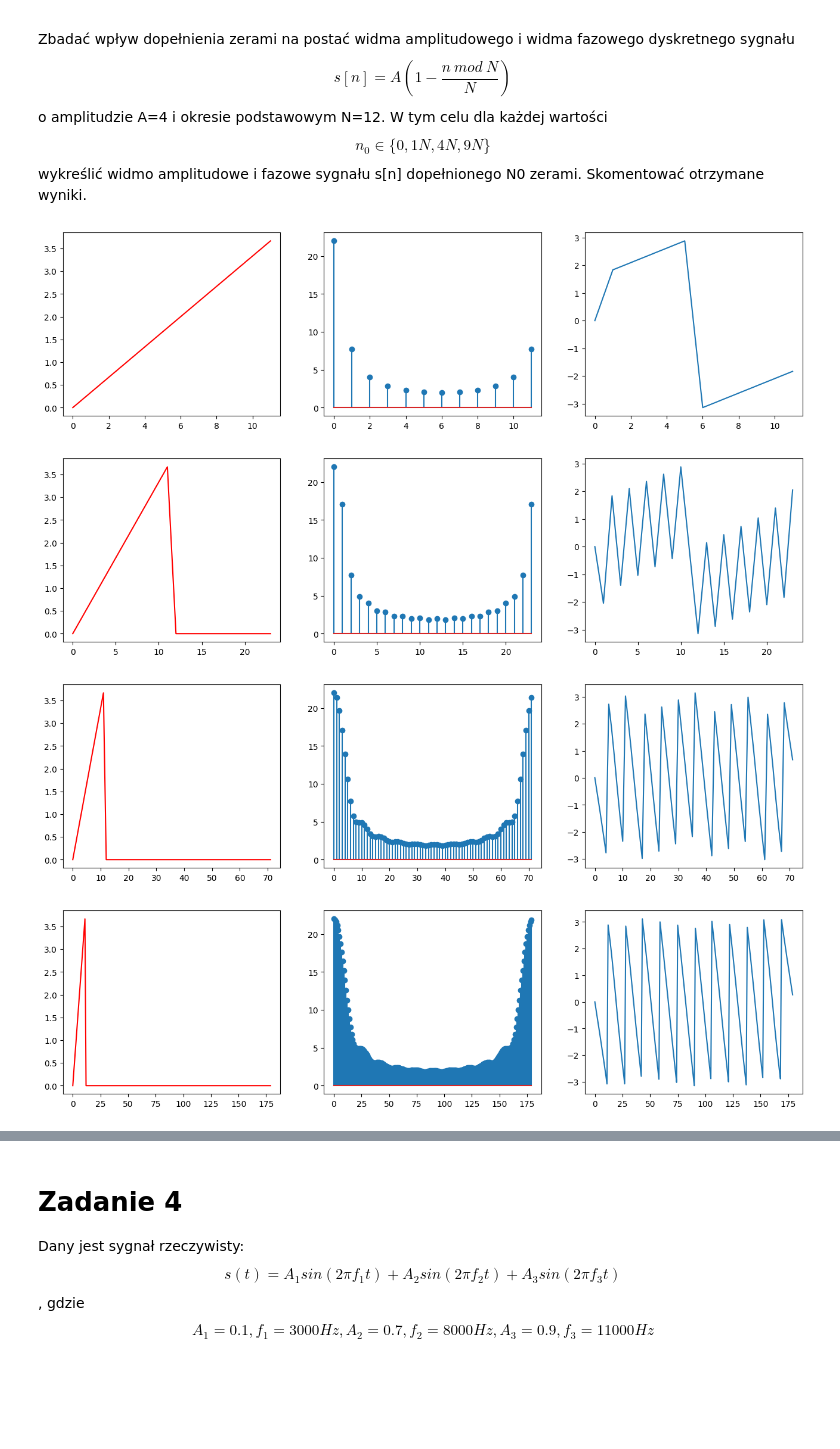
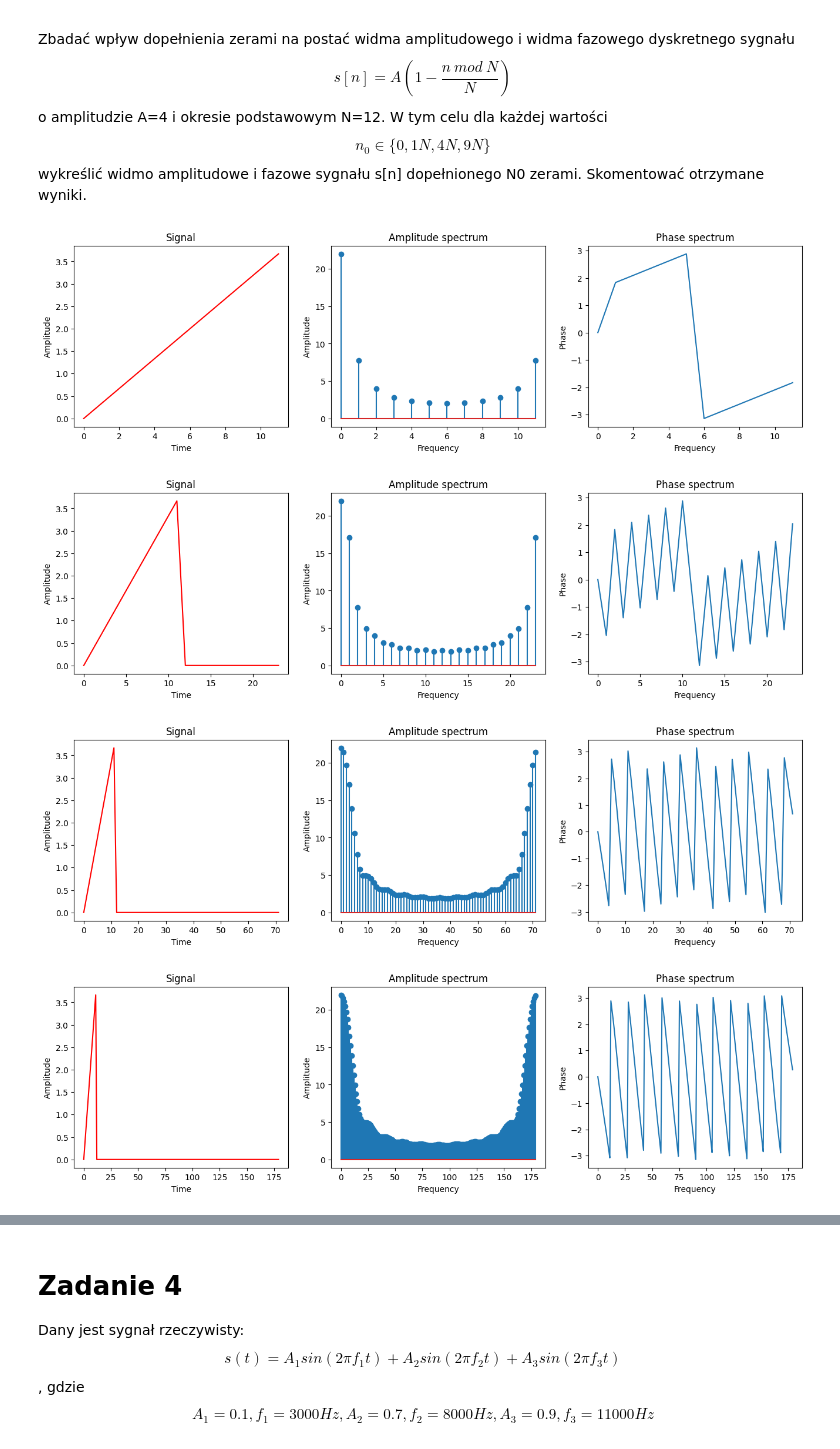
Before and after one commit to aszokalski/WMM, a Jupyter notebook: lab1/lab1.ipynb, the cells around one changed output, grey strips where cells are left out. Cells and saved outputs as stored; diff of their text form; code cells hidden in the pictures; blank space fills up the shorter version.

```diff
--- a/lab1/lab1.ipynb
+++ b/lab1/lab1.ipynb
@@ -81,10 +87,11 @@ Moc policzona bezpośrednio z sygnału jest równa mocy wyliczonej na podstawie
 # %% [markdown]
 ## Czas wykonania FFT w zależności od liczby próbek
 # %%
-tested_n = range(3, 13)
+tested_n = [2**(2*n) for n in range(3, 13)]
 results = []
 for n in tested_n:
-    samples, _, _ = sample_signal(sin, period, 1000*2**n)
+    t = np.linspace(0, 2, n)
+    samples = sin(t)
     start = timer()
     np.fft.fft(samples)
     results.append(timer() - start)
@@ -95,8 +102,6 @@ _, ax = plt.subplots()
 ax.plot(tested_n, results)
 ax.set_xlabel("l")
 ax.set_ylabel("100 * time [s]")
-comp = [results[0] * n**2 for n in tested_n]
-ax.plot(tested_n, comp, "--", color="red")
 
 plt.legend(["Czas wykonania", "O(n^2)"])
 
@@ -138,8 +145,17 @@ for shift in shifts:
     _, ax = plt.subplots(1, 3, figsize=(16, 4))
 
     ax[0].plot(samples, ".", color="red")
+    ax[0].set_xlabel("Time")
+    ax[0].set_ylabel("Amplitude")
+    ax[0].set_title("Signal")
     ax[1].stem(freq_spectrum)
+    ax[1].set_title("Amplitude spectrum")
+    ax[1].set_xlabel("Frequency")
+    ax[1].set_ylabel("Amplitude")
     ax[2].plot(phase_spectrum)
+    ax[2].set_title("Phase spectrum")
+    ax[2].set_xlabel("Frequency")
+    ax[2].set_ylabel("Phase")
 
 plt.show()
 # %% [output]
@@ -165,25 +181,34 @@ s[n] dopełnionego N0 zerami. Skomentować otrzymane wyniki.
 # %%
 A = 4
 N = 12
 signal = lambda n: A * (np.mod(n, N) / N)
 samples = make_discrete_signal(signal, N)
 
 n_zeros_list = [0, N, 4*N, 9*N]
 
 for n_zeros in n_zeros_list:
     samples = np.concatenate((samples, np.zeros(n_zeros)))
     spectrum = np.fft.fft(samples)
     freq_spectrum = np.abs(spectrum)
     phase_spectrum = np.angle(spectrum)
 
     _, ax = plt.subplots(1, 3, figsize=(16, 4))
 
     ax[0].plot(samples, "-", color="red")
+    ax[0].set_xlabel("Time")
+    ax[0].set_ylabel("Amplitude")
+    ax[0].set_title("Signal")
     ax[1].stem(freq_spectrum)
+    ax[1].set_title("Amplitude spectrum")
+    ax[1].set_xlabel("Frequency")
+    ax[1].set_ylabel("Amplitude")
     ax[2].plot(phase_spectrum)
+    ax[2].set_title("Phase spectrum")
+    ax[2].set_xlabel("Frequency")
+    ax[2].set_ylabel("Phase")
 # %% [output]
-[figure, old version]
+[figure, new version]
-[figure, old version]
+[figure, new version]
-[figure, old version]
+[figure, new version]
-[figure, old version]
+[figure, new version]
 # %% [markdown]
```
Also changed, not shown: parts of 7 cells of this notebook.
